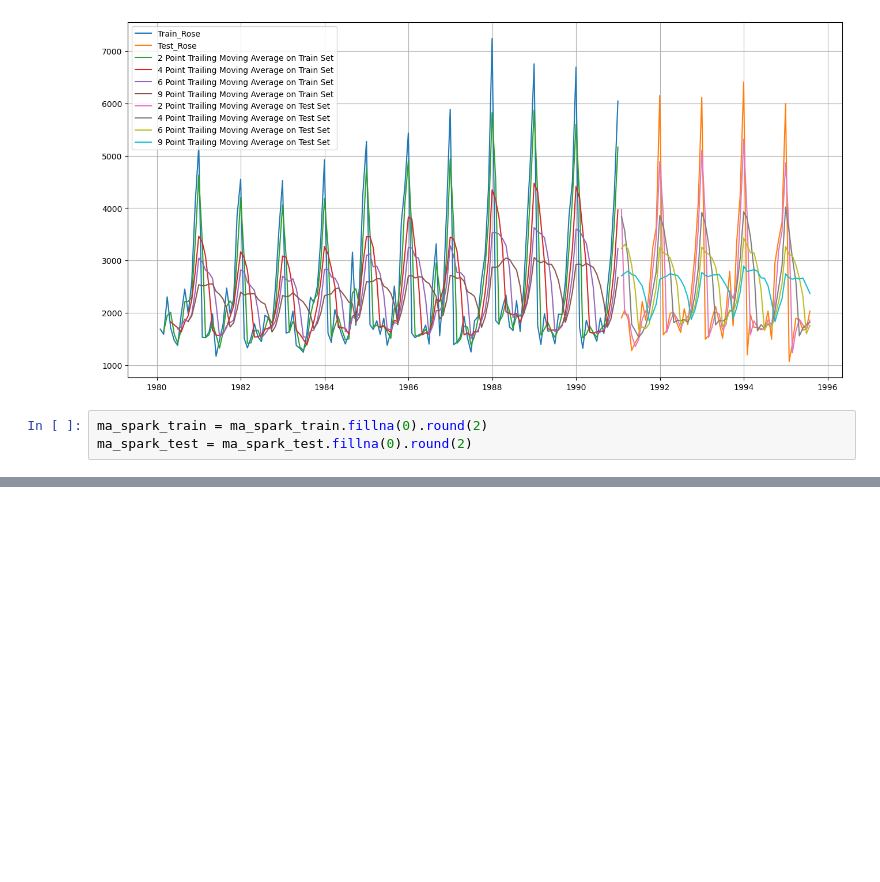
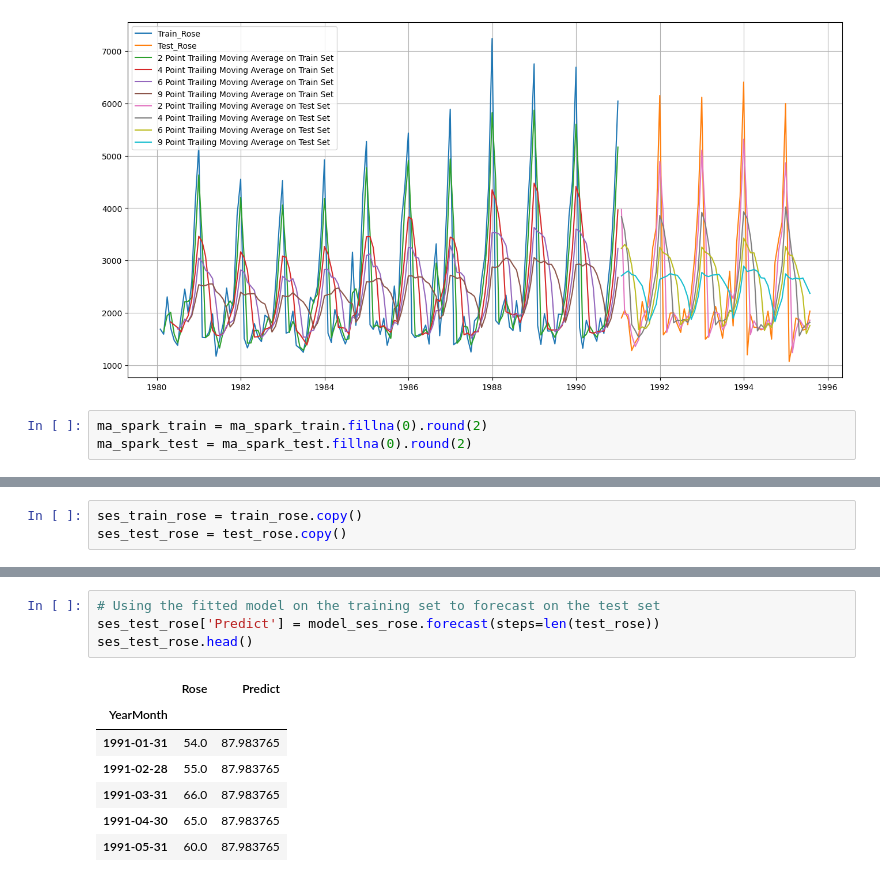
Before and after one commit to Aaryani2024/Time-Forecasting-GL-Project, a Jupyter notebook: Time Forecasting Project.ipynb, the cells around one changed output, grey strips where cells are left out. Drawn from its saved outputs; the diff is of its cells as text; blank space fills up the shorter version.

```diff
--- a/Time Forecasting Project.ipynb
+++ b/Time Forecasting Project.ipynb
@@ -1338,0 +1363,3 @@ results_rose
+# %%
+ses_train_rose = train_rose.copy()
+ses_test_rose = test_rose.copy()
@@ -1338,0 +1386,12 @@ results_rose
+# %%
+# Using the fitted model on the training set to forecast on the test set
+ses_test_rose['Predict'] = model_ses_rose.forecast(steps=len(test_rose))
+ses_test_rose.head()
+# %% [output]
+|  | Rose | Predict |
+| YearMonth |  |  |
+| 1991-01-31 | 54.0 | 87.983765 |
+| 1991-02-28 | 55.0 | 87.983765 |
+| 1991-03-31 | 66.0 | 87.983765 |
+| 1991-04-30 | 65.0 | 87.983765 |
+| 1991-05-31 | 60.0 | 87.983765 |
```
Also changed, not shown: parts of 13 cells of this notebook.
